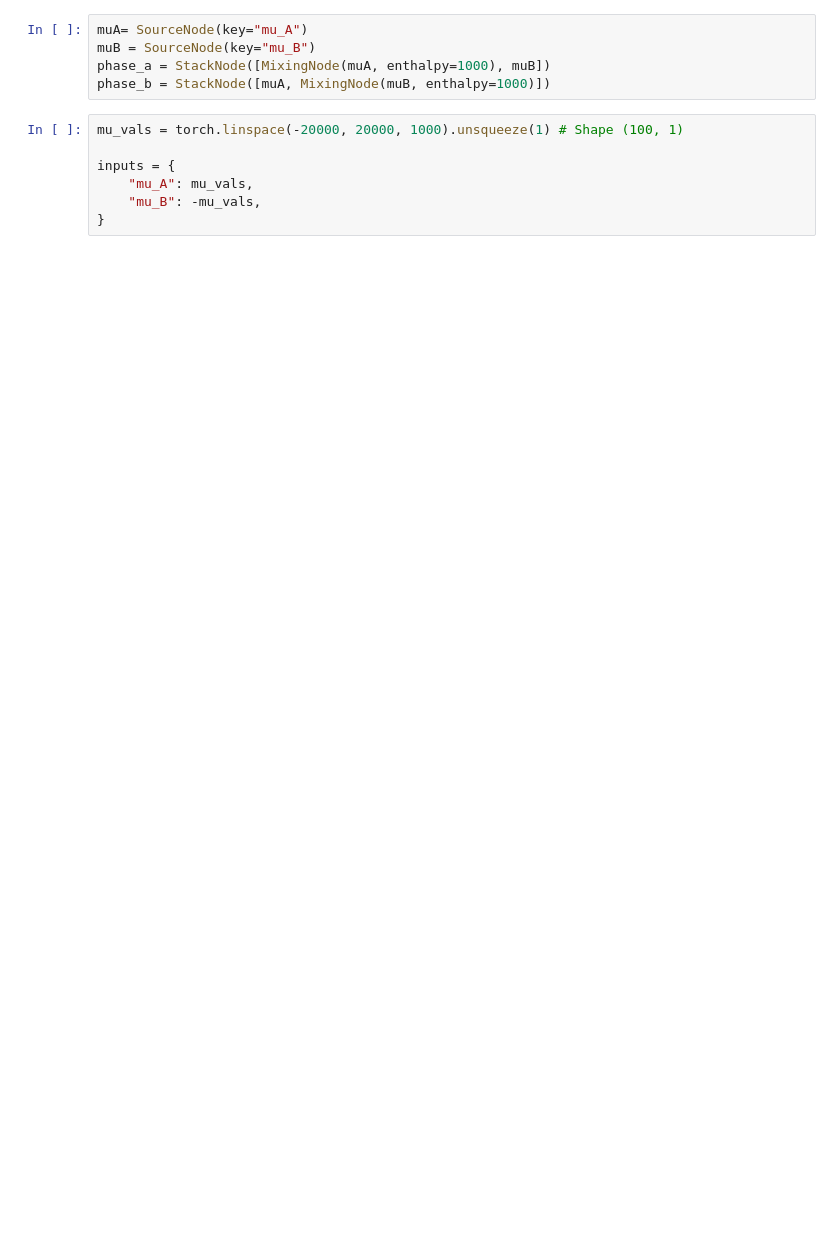
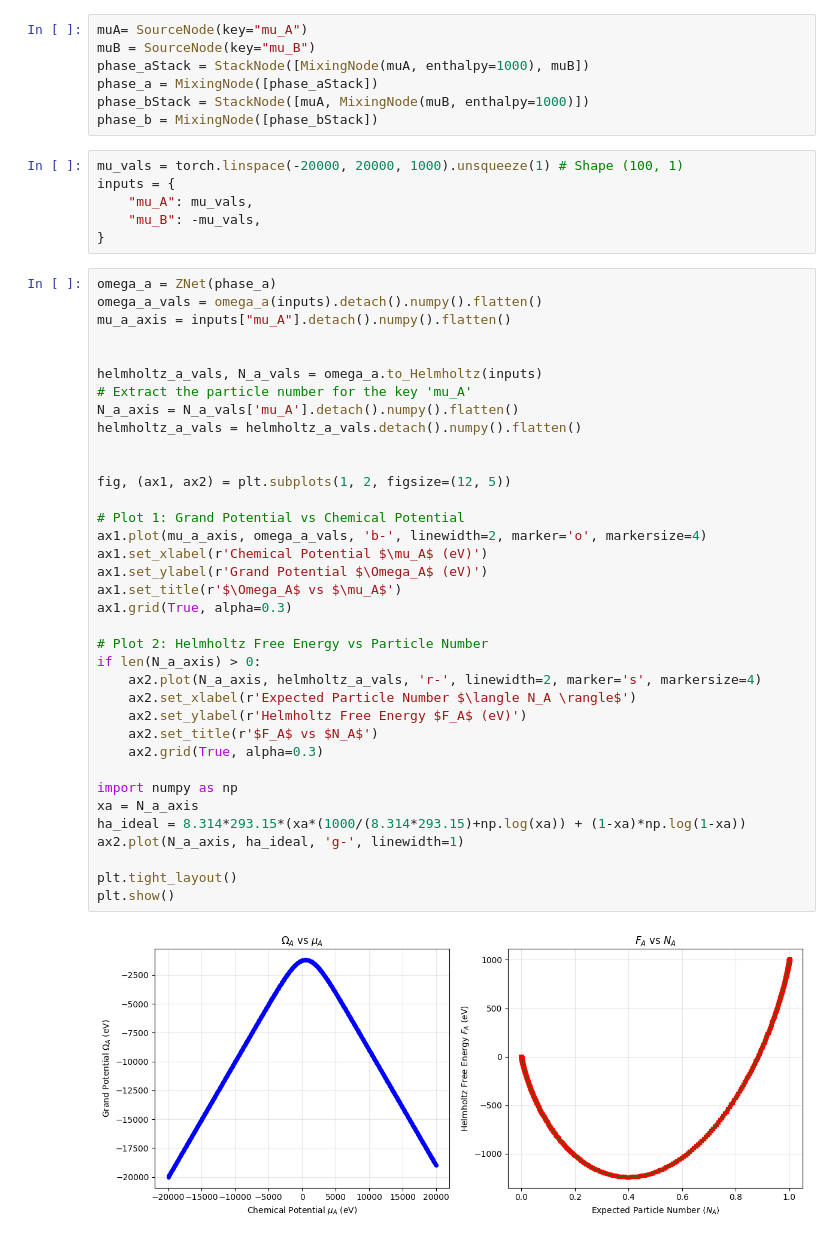
Before and after one commit to themintlab/Zgraph, a Jupyter notebook: examples/unit_test.ipynb, the cells around one changed output. Saved outputs shown, nothing was run; the diff lists cells and outputs as text; blank space fills up the shorter version.

```diff
--- a/examples/unit_test.ipynb
+++ b/examples/unit_test.ipynb
@@ -14,12 +15,51 @@ znet imported successfully
 # %%
 muA= SourceNode(key="mu_A")
 muB = SourceNode(key="mu_B")
-phase_a = StackNode([MixingNode(muA, enthalpy=1000), muB])
-phase_b = StackNode([muA, MixingNode(muB, enthalpy=1000)])
+phase_aStack = StackNode([MixingNode(muA, enthalpy=1000), muB])
+phase_a = MixingNode([phase_aStack])
+phase_bStack = StackNode([muA, MixingNode(muB, enthalpy=1000)])
+phase_b = MixingNode([phase_bStack])
-# %%
-mu_vals = torch.linspace(-20000, 20000, 1000).unsqueeze(1) # Shape (100, 1)
-
-inputs = {
-    "mu_A": mu_vals,
-    "mu_B": -mu_vals,
-}
+# %%
+mu_vals = torch.linspace(-20000, 20000, 1000).unsqueeze(1) # Shape (100, 1)
+inputs = {
+    "mu_A": mu_vals,
+    "mu_B": -mu_vals,
+}
+# %%
+omega_a = ZNet(phase_a)
+omega_a_vals = omega_a(inputs).detach().numpy().flatten()
+mu_a_axis = inputs["mu_A"].detach().numpy().flatten()
+
+
+helmholtz_a_vals, N_a_vals = omega_a.to_Helmholtz(inputs)
+# Extract the particle number for the key 'mu_A'
+N_a_axis = N_a_vals['mu_A'].detach().numpy().flatten()
+helmholtz_a_vals = helmholtz_a_vals.detach().numpy().flatten()
+
+
+fig, (ax1, ax2) = plt.subplots(1, 2, figsize=(12, 5))
+
+# Plot 1: Grand Potential vs Chemical Potential
+ax1.plot(mu_a_axis, omega_a_vals, 'b-', linewidth=2, marker='o', markersize=4)
+ax1.set_xlabel(r'Chemical Potential $\mu_A$ (eV)')
+ax1.set_ylabel(r'Grand Potential $\Omega_A$ (eV)')
+ax1.set_title(r'$\Omega_A$ vs $\mu_A$')
+ax1.grid(True, alpha=0.3)
+
+# Plot 2: Helmholtz Free Energy vs Particle Number
+if len(N_a_axis) > 0:
+    ax2.plot(N_a_axis, helmholtz_a_vals, 'r-', linewidth=2, marker='s', markersize=4)
+    ax2.set_xlabel(r'Expected Particle Number $\langle N_A \rangle$')
+    ax2.set_ylabel(r'Helmholtz Free Energy $F_A$ (eV)')
+    ax2.set_title(r'$F_A$ vs $N_A$')
+    ax2.grid(True, alpha=0.3)
+
+import numpy as np
+xa = N_a_axis
+ha_ideal = 8.314*293.15*(xa*(1000/(8.314*293.15)+np.log(xa)) + (1-xa)*np.log(1-xa))
+ax2.plot(N_a_axis, ha_ideal, 'g-', linewidth=1)
+
+plt.tight_layout()
+plt.show()
+# %% [output]
+[figure, added]
```
Also changed, not shown: parts of 5 cells of this notebook, 3 other files.
